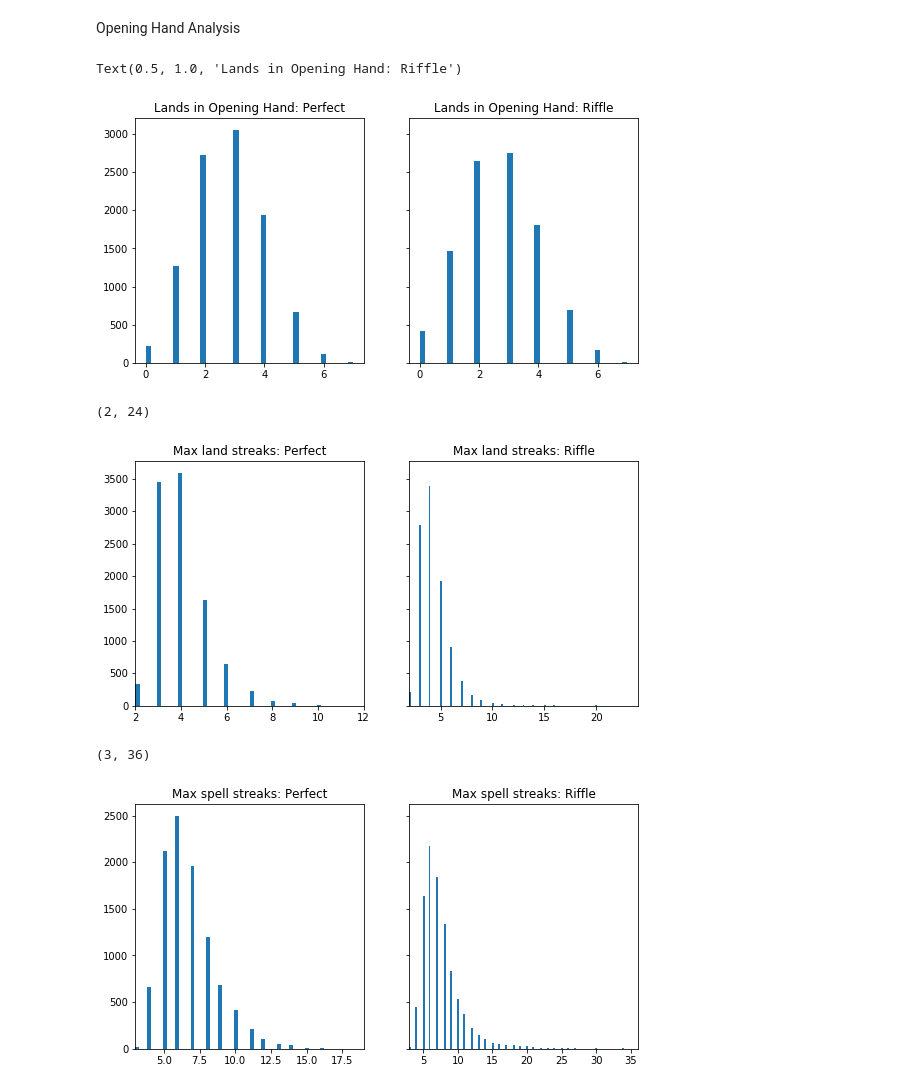
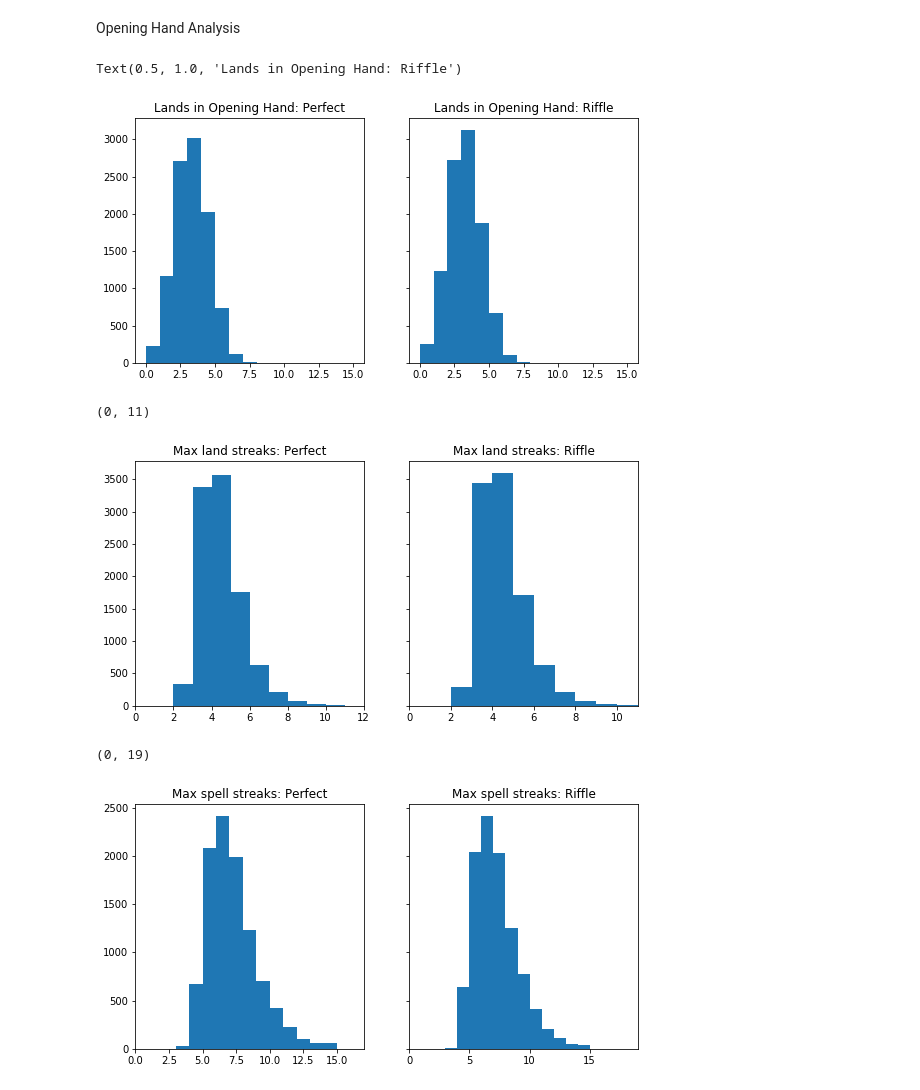
Before and after one commit to juanibiapina/shuffle, a Jupyter notebook: Shuffle Analysis.ipynb, the cells around one changed output. Drawn from its saved outputs; the diff is of its cells as text; code cells hidden in the pictures.

```diff
--- a/Shuffle Analysis.ipynb
+++ b/Shuffle Analysis.ipynb
@@ -34,6 +34,7 @@ def get_random_number_for_right_deck(n: int, seed: int=None, ) -> int:
     """
     random = sklearn.utils.check_random_state(seed=seed, )
 
+    return cards // 2
     return random.randint(low=1, high=n, )
 
 def should_drop_from_right_deck(n_left: int, n_right:int, seed: int=None, ) -> bool:
@@ -219,40 +220,40 @@ Opening Hand Analysis
 # %%
 fig, axes = plt.subplots(1, 2, sharey=True, figsize=(9, 4.5))
 
-axes[0].hist(p_lands_in_hand, bins="auto")
+axes[0].hist(p_lands_in_hand, bins=[0, 1, 2, 3, 4, 5, 6, 7, 8, 9, 10, 11, 12, 13, 14, 15])
 axes[0].set_title("Lands in Opening Hand: Perfect")
 
-axes[1].hist(lands_in_hand, bins="auto")
+axes[1].hist(lands_in_hand, bins=[0, 1, 2, 3, 4, 5, 6, 7, 8, 9, 10, 11, 12, 13, 14, 15])
 axes[1].set_title("Lands in Opening Hand: Riffle")
 # %% [output]
 Text(0.5, 1.0, 'Lands in Opening Hand: Riffle')
-[figure, old version]
+[figure, new version]
 # %%
 fig, axes = plt.subplots(1, 2, sharey=True, figsize=(9, 4.5))
 
-axes[0].hist(p_max_land_streaks, bins="auto")
+axes[0].hist(p_max_land_streaks, bins=[0, 1, 2, 3, 4, 5, 6, 7, 8, 9, 10, 11, 12, 13, 14, 15])
 axes[0].set_title("Max land streaks: Perfect")
-axes[0].set_xlim((min(p_max_land_streaks), max(p_max_land_streaks)))
+axes[0].set_xlim((0, max(p_max_land_streaks)))
 
-axes[1].hist(max_land_streaks, bins="auto")
+axes[1].hist(max_land_streaks, bins=[0, 1, 2, 3, 4, 5, 6, 7, 8, 9, 10, 11, 12, 13, 14, 15])
 axes[1].set_title("Max land streaks: Riffle")
-axes[1].set_xlim((min(max_land_streaks), max(max_land_streaks)))
+axes[1].set_xlim((0, max(max_land_streaks)))
 # %% [output]
-(2, 24)
+(0, 11)
-[figure, old version]
+[figure, new version]
 # %%
 fig, axes = plt.subplots(1, 2, sharey=True, figsize=(9, 4.5))
 
-axes[0].hist(p_max_spell_streaks, bins="auto")
+axes[0].hist(p_max_spell_streaks, bins=[0, 1, 2, 3, 4, 5, 6, 7, 8, 9, 10, 11, 12, 13, 14, 15])
 axes[0].set_title("Max spell streaks: Perfect")
-axes[0].set_xlim((min(p_max_spell_streaks), max(p_max_spell_streaks)))
+axes[0].set_xlim((0, max(p_max_spell_streaks)))
 
-axes[1].hist(max_spell_streaks, bins="auto")
+axes[1].hist(max_spell_streaks, bins=[0, 1, 2, 3, 4, 5, 6, 7, 8, 9, 10, 11, 12, 13, 14, 15])
 axes[1].set_title("Max spell streaks: Riffle")
-axes[1].set_xlim((min(max_spell_streaks), max(max_spell_streaks)))
+axes[1].set_xlim((0, max(max_spell_streaks)))
 # %% [output]
-(3, 36)
+(0, 19)
-[figure, old version]
+[figure, new version]
 # %%
 p_data = [item for sublist in p_land_streaks for item in sublist]
 fig, axes = plt.subplots(1, 2, sharey=True, figsize=(9, 4.5))
```
Also changed, not shown: parts of 2 cells of this notebook.
